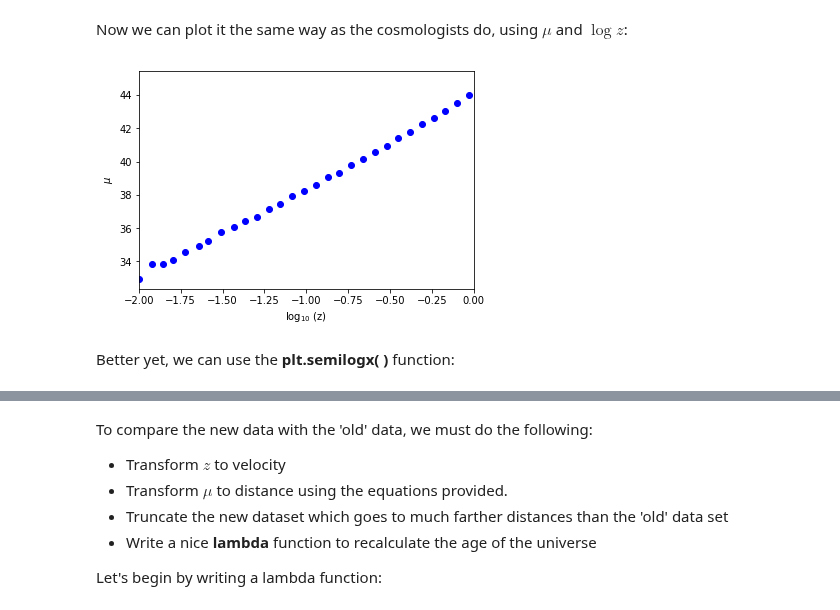
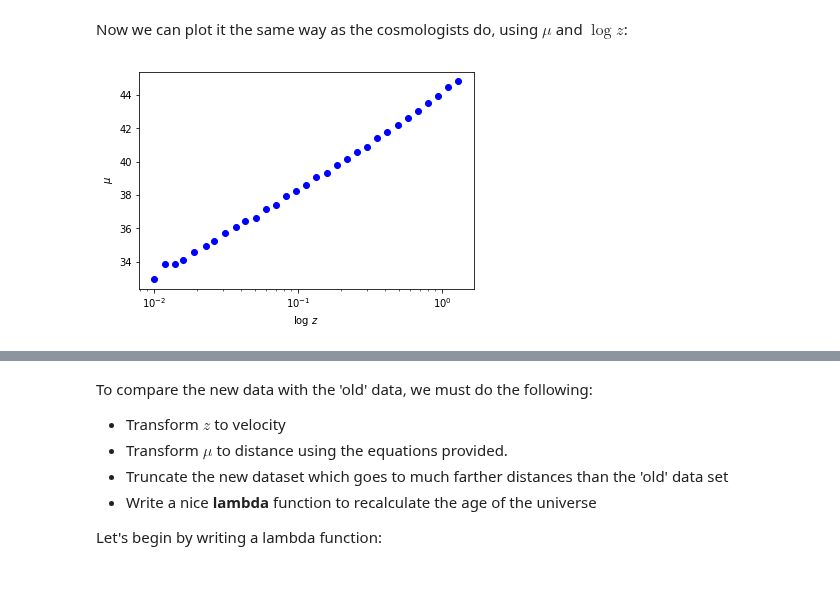
Before and after one commit to ltauxe/Python-for-Earth-Science-Students, a Jupyter notebook: Lecture_16.ipynb, the cells around one changed output, grey strips where cells are left out. Drawn from its saved outputs; the diff is of its cells as text; code cells hidden in the pictures; blank space fills up the shorter version.

```diff
--- a/Lecture_16.ipynb
+++ b/Lecture_16.ipynb
@@ -291,11 +292,8 @@ Index(['z', 'mu'], dtype='object')
 
 Now we can plot it the same way as the cosmologists do, using $\mu$ and $\log z$:
 # %%
-plt.plot(np.log10(new_data.z),new_data.mu,'bo')
-plt.xlabel('$\log_{10}$ (z) ')
-plt.ylabel('$\mu$')
-plt.xlim(-2,0);
+plt.semilogx(new_data.z,new_data.mu,'bo')
+plt.xlabel('log $z$')
+plt.ylabel('$\mu$');
 # %% [output]
-[figure, old version]
+[figure, new version]
-# %% [markdown]
-Better yet, we can use the **plt.semilogx( )** function:
```
Also changed, not shown: parts of 13 cells of this notebook, 18 other files.
